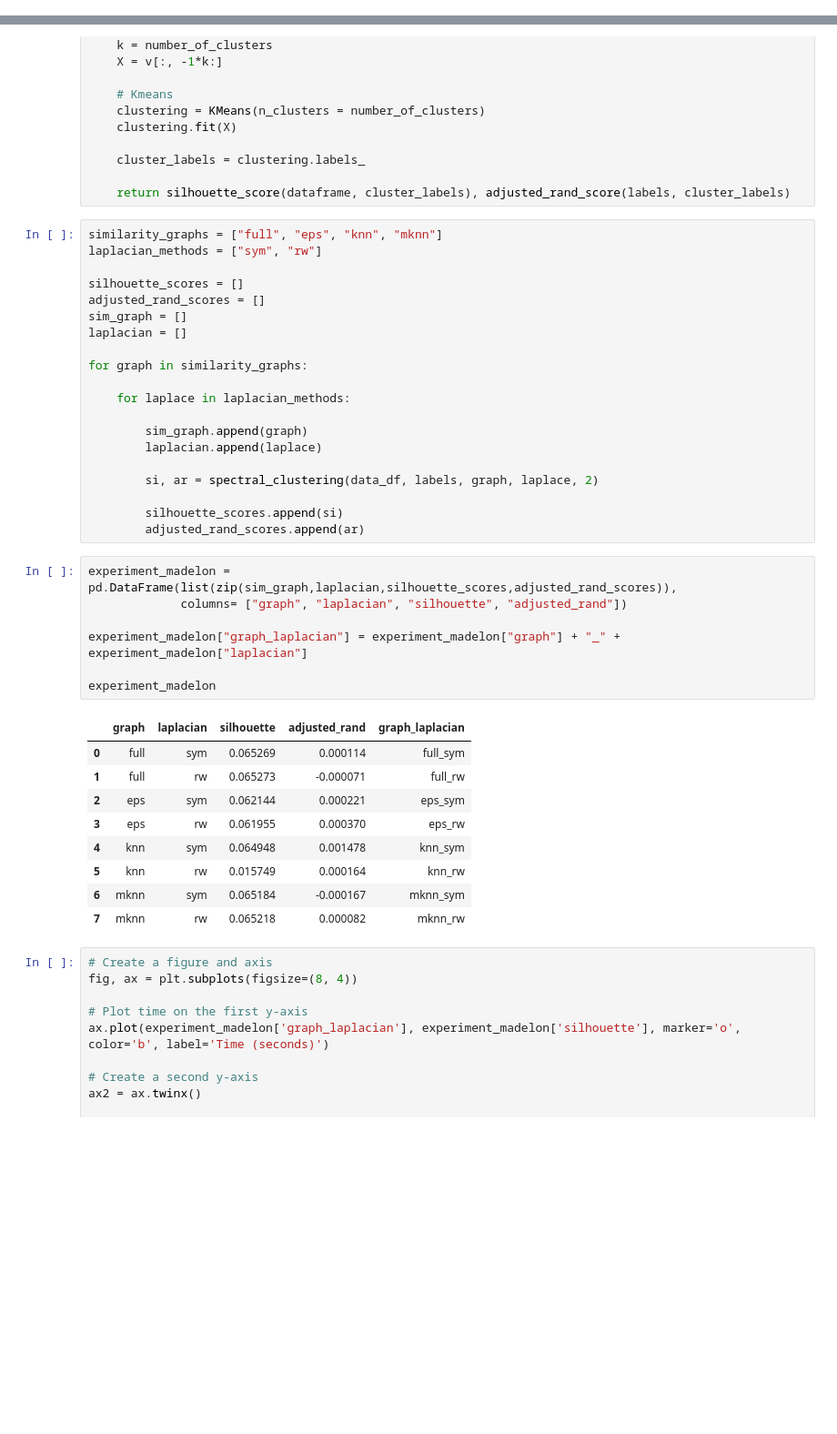
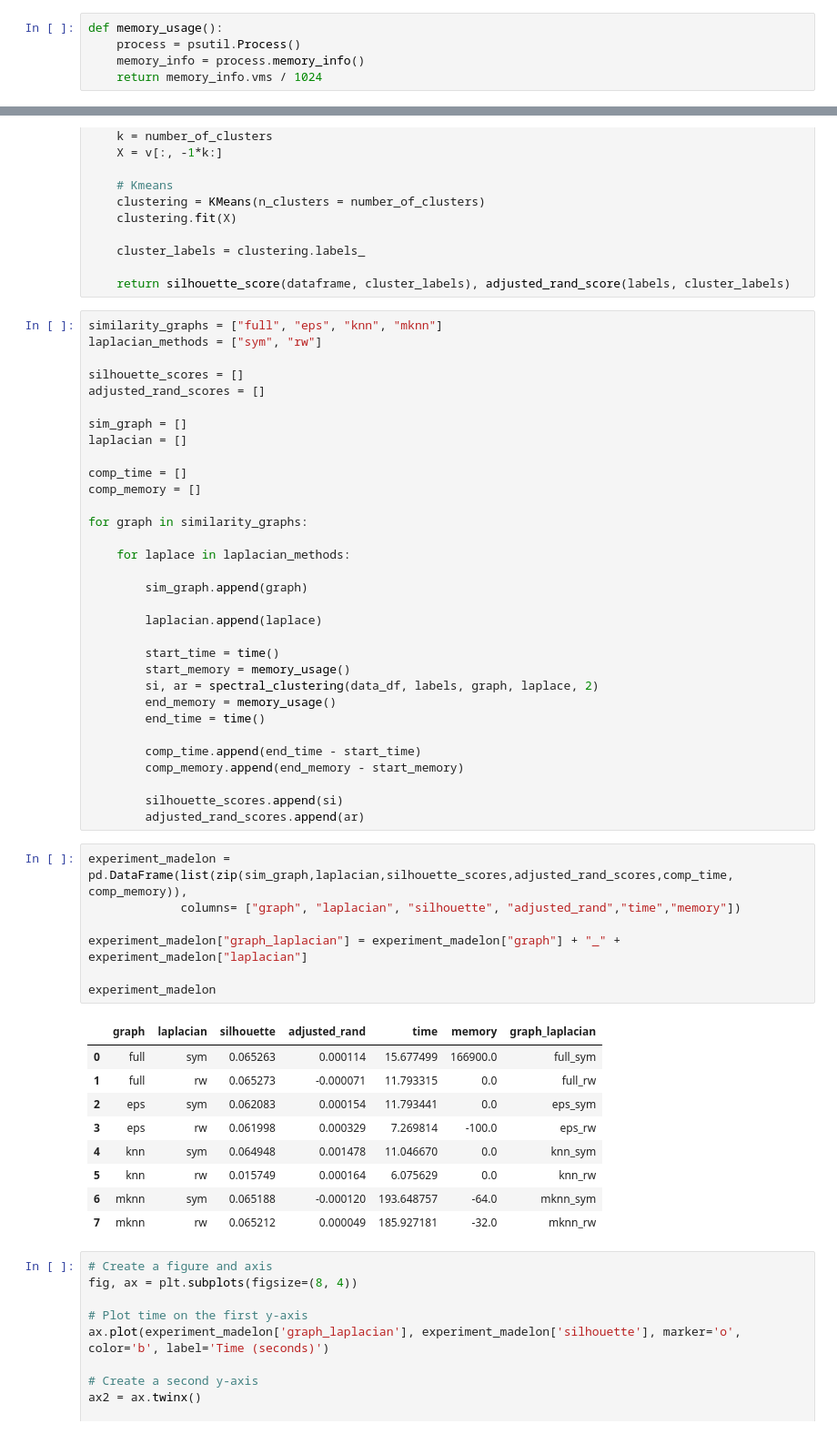
Before and after one commit to Graphistics/simkit, a Jupyter notebook: dataset_2_madelon_synthetic/Madelon_sc.ipynb, the cells around one changed output, grey strips where cells are left out. Shown: that part at 91% size. Drawn from its saved outputs; the diff is of its cells as text; blank space fills up the shorter version.

Commit message:
Update experiments

```diff
--- a/dataset_2_madelon_synthetic/Madelon_sc.ipynb
+++ b/dataset_2_madelon_synthetic/Madelon_sc.ipynb
@@ -57,6 +58,11 @@ set(labels)
 {1, 2}
 # %% [markdown]
 # Experiments
+# %%
+def memory_usage():
+    process = psutil.Process()
+    memory_info = process.memory_info()
+    return memory_info.vms / 1024
 # %%
 def spectral_clustering(dataframe, labels, similarity_graph, laplacian, number_of_clusters):
 
@@ -179,37 +185,49 @@ laplacian_methods = ["sym", "rw"]
 
 silhouette_scores = []
 adjusted_rand_scores = []
+
 sim_graph = []
 laplacian = []
+
+comp_time = []
+comp_memory = []
 
 for graph in similarity_graphs:
 
     for laplace in laplacian_methods:
 
         sim_graph.append(graph)
+
         laplacian.append(laplace)
 
+        start_time = time()
+        start_memory = memory_usage()
         si, ar = spectral_clustering(data_df, labels, graph, laplace, 2)
+        end_memory = memory_usage()
+        end_time = time()
+
+        comp_time.append(end_time - start_time)
+        comp_memory.append(end_memory - start_memory)
 
         silhouette_scores.append(si)
         adjusted_rand_scores.append(ar)
 # %%
-experiment_madelon = pd.DataFrame(list(zip(sim_graph,laplacian,silhouette_scores,adjusted_rand_scores)),
-             columns= ["graph", "laplacian", "silhouette", "adjusted_rand"])
+experiment_madelon = pd.DataFrame(list(zip(sim_graph,laplacian,silhouette_scores,adjusted_rand_scores,comp_time, comp_memory)),
+             columns= ["graph", "laplacian", "silhouette", "adjusted_rand","time","memory"])
 
 experiment_madelon["graph_laplacian"] = experiment_madelon["graph"] + "_" + experiment_madelon["laplacian"]
 
 experiment_madelon
 # %% [output]
-|  | graph | laplacian | silhouette | adjusted_rand | graph_laplacian |
-| 0 | full | sym | 0.065269 | 0.000114 | full_sym |
-| 1 | full | rw | 0.065273 | -0.000071 | full_rw |
-| 2 | eps | sym | 0.062144 | 0.000221 | eps_sym |
-| 3 | eps | rw | 0.061955 | 0.000370 | eps_rw |
-| 4 | knn | sym | 0.064948 | 0.001478 | knn_sym |
-| 5 | knn | rw | 0.015749 | 0.000164 | knn_rw |
-| 6 | mknn | sym | 0.065184 | -0.000167 | mknn_sym |
-| 7 | mknn | rw | 0.065218 | 0.000082 | mknn_rw |
+|  | graph | laplacian | silhouette | adjusted_rand | time | memory | graph_laplacian |
+| 0 | full | sym | 0.065263 | 0.000114 | 15.677499 | 166900.0 | full_sym |
+| 1 | full | rw | 0.065273 | -0.000071 | 11.793315 | 0.0 | full_rw |
+| 2 | eps | sym | 0.062083 | 0.000154 | 11.793441 | 0.0 | eps_sym |
+| 3 | eps | rw | 0.061998 | 0.000329 | 7.269814 | -100.0 | eps_rw |
+| 4 | knn | sym | 0.064948 | 0.001478 | 11.046670 | 0.0 | knn_sym |
+| 5 | knn | rw | 0.015749 | 0.000164 | 6.075629 | 0.0 | knn_rw |
+| 6 | mknn | sym | 0.065188 | -0.000120 | 193.648757 | -64.0 | mknn_sym |
+| 7 | mknn | rw | 0.065212 | 0.000049 | 185.927181 | -32.0 | mknn_rw |
 # %%
 # Create a figure and axis
 fig, ax = plt.subplots(figsize=(8, 4))
```
Also changed, not shown: parts of 15 cells of this notebook.
